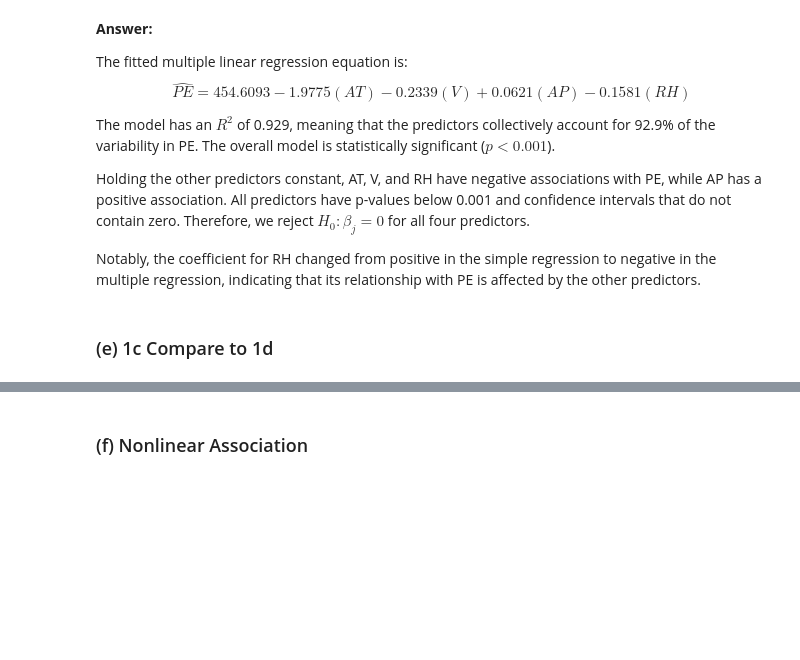
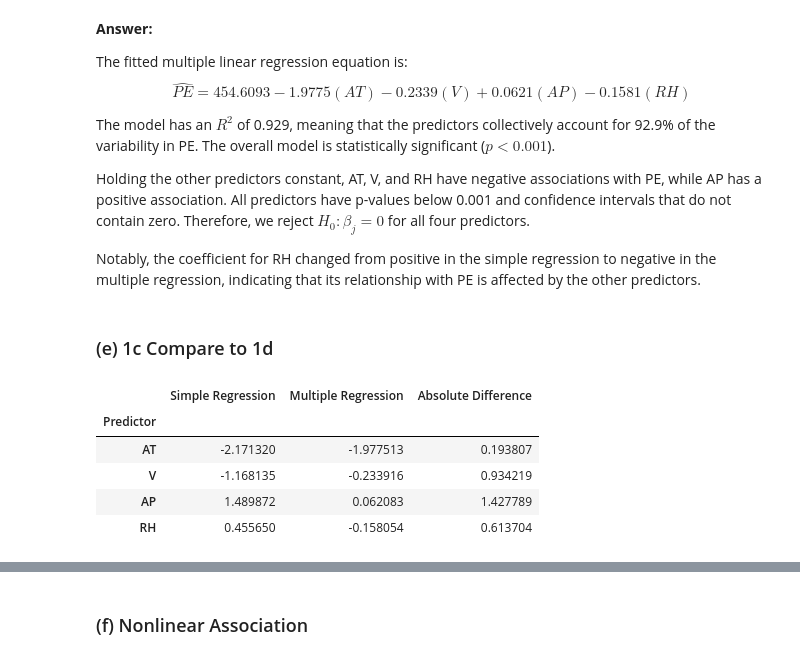
Before and after one commit to akeehan56/DSCI552, a Jupyter notebook: HW2/Notebook/Keehan_Alyssa_HW2.ipynb, the cells around one changed output, grey strips where cells are left out. Drawn from its saved outputs; the diff is of its cells as text; code cells hidden in the pictures; blank space fills up the shorter version.

```diff
--- a/HW2/Notebook/Keehan_Alyssa_HW2.ipynb
+++ b/HW2/Notebook/Keehan_Alyssa_HW2.ipynb
@@ -232,3 +232,28 @@ Holding the other predictors constant, AT, V, and RH have negative associations
 Notably, the coefficient for RH changed from positive in the simple regression to negative in the multiple regression, indicating that its relationship with PE is affected by the other predictors.
 # %% [markdown]
 ### (e) 1c Compare to 1d
+# %%
+# Pull the coefficients from results from 1c and 1d
+coefficient_comparison = (
+    simple_regression_summary
+    .set_index("Predictor")[["Coefficient"]]
+    .rename(columns={"Coefficient": "Simple Regression"})
+)
+
+coefficient_comparison["Multiple Regression"] = (
+    multiple_model.params.reindex(coefficient_comparison.index)
+)
+
+coefficient_comparison["Absolute Difference"] = (
+    coefficient_comparison["Simple Regression"]
+    - coefficient_comparison["Multiple Regression"]
+).abs()
+
+coefficient_comparison
+# %% [output]
+|  | Simple Regression | Multiple Regression | Absolute Difference |
+| Predictor |  |  |  |
+| AT | -2.171320 | -1.977513 | 0.193807 |
+| V | -1.168135 | -0.233916 | 0.934219 |
+| AP | 1.489872 | 0.062083 | 1.427789 |
+| RH | 0.455650 | -0.158054 | 0.613704 |
```
Also changed, not shown: parts of 2 cells of this notebook.
